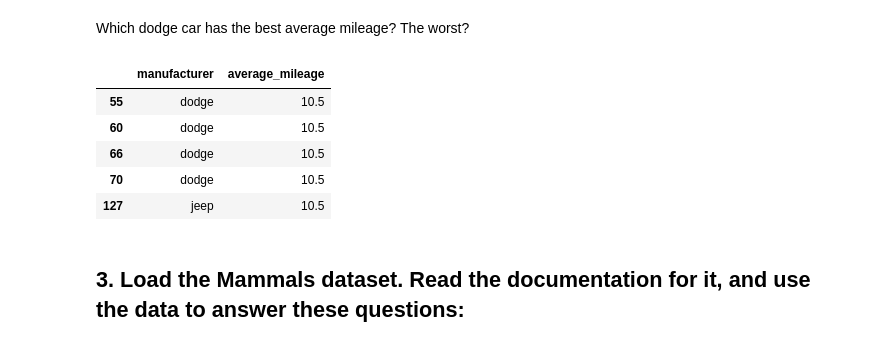
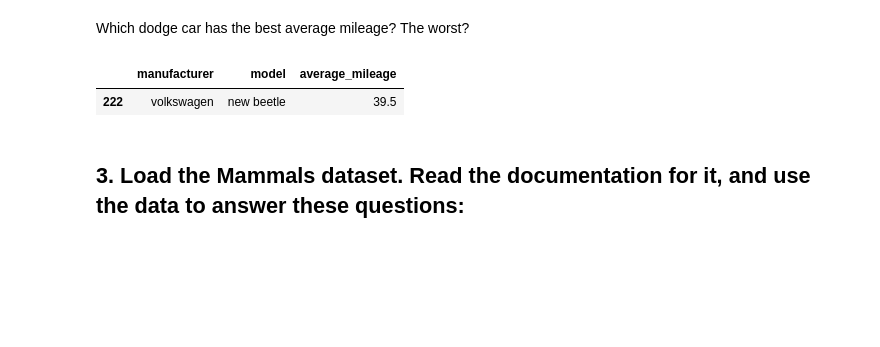
Before and after one commit to aaron-mv-moore/numpy-pandas-visualization-exercises, a Jupyter notebook: dataframes.ipynb, the cells around one changed output. Saved outputs shown, nothing was run; the diff lists cells and outputs as text; code cells hidden in the pictures; blank space fills up the shorter version.

```diff
--- a/dataframes.ipynb
+++ b/dataframes.ipynb
@@ -317,18 +325,20 @@ compact_cars[['manufacturer', 'model', 'class', 'hwy']].nsmallest(1, keep='all',
 Create a column named average_mileage that is the mean of the city and highway mileage.
 # %%
 mpg['average_mileage'] = (mpg['cty'] + mpg['hwy']) / 2
+
+(mpg['cty'] + mpg['hwy']) / 2 == mpg[['cty', 'hwy']].mean(axis=1)
+
+mpg['average_mileage'] = mpg[['cty', 'hwy']].mean(axis=1)
 # %% [markdown]
 Which dodge car has the best average mileage? The worst?
 # %%
-mpg[['manufacturer', 'average_mileage']].nlargest( 1, keep='all', columns='average_mileage')
+# best average mileage
+mpg[['manufacturer', 'model', 'average_mileage']].nlargest( 1, keep='all', columns='average_mileage')
 
-mpg[['manufacturer', 'average_mileage']].nsmallest( 1, keep='all', columns='average_mileage')
+# Worst average mileage
+mpg[mpg.manufacturer == 'dodge'].nsmallest( 1, keep='all', columns='average_mileage')
 # %% [output]
-|  | manufacturer | average_mileage |
-| 55 | dodge | 10.5 |
-| 60 | dodge | 10.5 |
-| 66 | dodge | 10.5 |
-| 70 | dodge | 10.5 |
-| 127 | jeep | 10.5 |
+|  | manufacturer | model | average_mileage |
+| 222 | volkswagen | new beetle | 39.5 |
 # %% [markdown]
 ## 3. Load the Mammals dataset. Read the documentation for it, and use the data to answer these questions:
```
Also changed, not shown: parts of 17 cells of this notebook.
